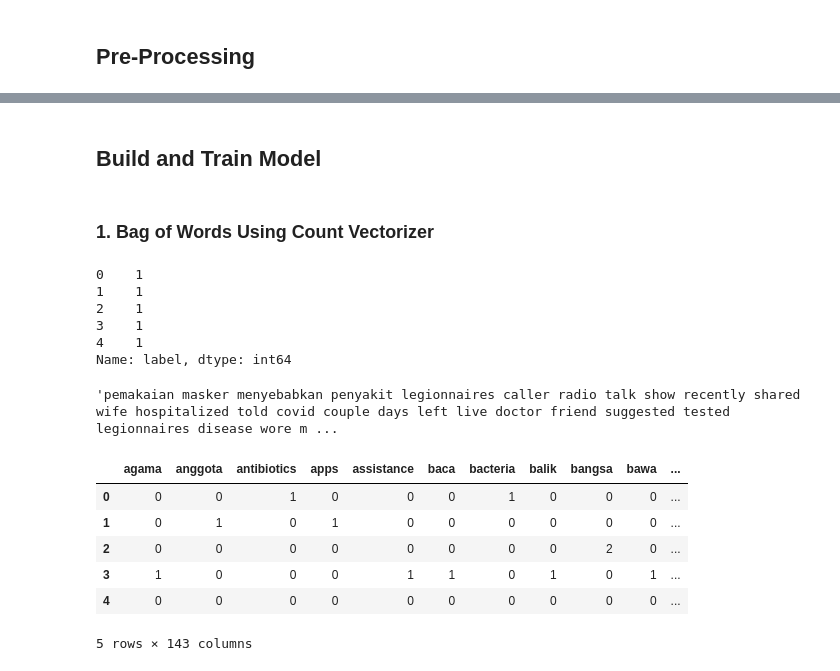
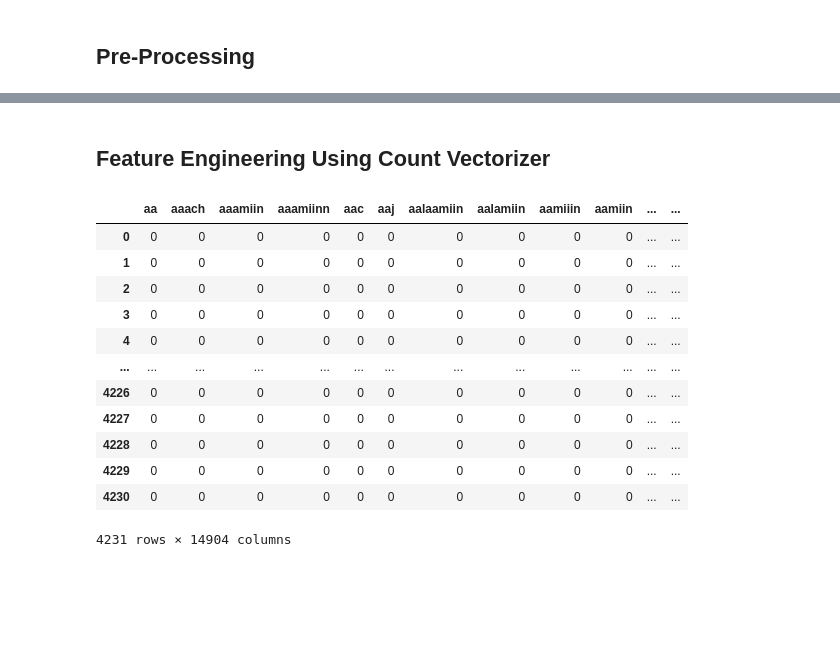
Before and after one commit to PrinandaRahmatullah/hoax-detection, a Jupyter notebook: traditional_ml/count_vectorizer.ipynb, the cells around one changed output, grey strips where cells are left out. Cells and saved outputs as stored; diff of their text form; code cells hidden in the pictures; blank space fills up the shorter version.

Commit message:
fix feature preprocessing

```diff
--- a/traditional_ml/count_vectorizer.ipynb
+++ b/traditional_ml/count_vectorizer.ipynb
@@ -62,23 +76,32 @@ def remove_kata_singkat(word):
 # %%
 # function of preprocessing
+
+def remove_kata_singkat(word):
+    if word in list(KATASINGKAT.keys()):
+        return KATASINGKAT.get(word)
+    else:
+        return word
+
 def normalize_word(row):
     # remove punctuation
-    judul = re.sub(r'[^a-zA-Z\s]', '', row.judul, re.I|re.A)
-    narasi = re.sub(r'[^a-zA-Z\s]', '', row.narasi, re.I|re.A)
+    konten = re.sub(r'[^a-zA-Z\s]', '', row.konten, re.I|re.A)
 
     # case folding and remove kata singkat
-    judul = " ".join([remove_kata_singkat(word.lower()).strip() for word in nltk.word_tokenize(row.judul)])
-    narasi = " ".join([remove_kata_singkat(word.lower()).strip() for word in nltk.word_tokenize(row.narasi)])
+    konten = " ".join([remove_kata_singkat(word.lower()).strip() for word in nltk.word_tokenize(konten)])
 
     # remove stopword and number
-    judul = " ".join([word for word in nltk.word_tokenize(judul) if word not in punctuation and word.isalpha() and word not in STOPWORDS])
-    narasi = " ".join([word for word in nltk.word_tokenize(narasi) if word not in punctuation and word.isalpha() and word not in STOPWORDS])
+    konten = " ".join([word for word in nltk.word_tokenize(konten) if word not in punctuation and word.isalpha() and word not in STOPWORDS])
+
+    # stemming
+    konten = stemmer_ind.stem(konten)
+    konten = stemmer_eng.stem(konten)
 
     # final assignment
-    row.judul = judul
-    row.narasi = narasi
+    row.konten = konten
 
     return row
 # %%
-df_sample = df_sample.apply(normalize_word, axis=1)
+# apply preprocess to dataframe
+train_df = train_df.apply(normalize_word, axis=1)
+test_df = test_df.apply(normalize_word, axis=1)
 # %%
@@ -93,4 +125,2 @@ df_sample
 # %% [markdown]
-## Build and Train Model
+## Feature Engineering Using Count Vectorizer
-# %% [markdown]
-### 1. Bag of Words Using Count Vectorizer
@@ -102,33 +127,33 @@ judul_narasi = df_sample.judul + " " + df_sample.narasi
-# %%
-label
-# %% [output]
-0    1
-1    1
-2    1
-3    1
-4    1
-Name: label, dtype: int64
-# %%
-judul_narasi[0]
-# %% [output]
-'pemakaian masker menyebabkan penyakit legionnaires caller radio talk show recently shared wife hospitalized told covid couple days left live doctor friend suggested tested legionnaires disease wore m ...
+# %%
+konten_all = train_df.loc[:,"konten"].append(test_df.loc[:,"konten"], ignore_index=True)
 # %%
+count_vectorizer = CountVectorizer(min_df=0., max_df=1.)
 
-cv = CountVectorizer(min_df=0., max_df=1.)
-cv_matrix = cv.fit_transform(judul_narasi)
+# tokenize and build vocab
+cv_matrix = count_vectorizer.fit(konten_all)
+
+# encode training entry
+cv_matrix = count_vectorizer.transform(train_df.loc[:,"konten"])
 cv_matrix = cv_matrix.toarray()
 
 # get all unique words in the corpus
-vocab = cv.get_feature_names()
+vocab = count_vectorizer.get_feature_names()
+
 # show document feature vectors
 training_df = pd.DataFrame(cv_matrix, columns=vocab)
-training_df["Class"] = label
+training_df["Class"] = train_df.loc[:,"Class"]
 training_df
 # %% [output]
-|  | agama | anggota | antibiotics | apps | assistance | baca | bacteria | balik | bangsa | bawa | ... |
-| 0 | 0 | 0 | 1 | 0 | 0 | 0 | 1 | 0 | 0 | 0 | ... |
-| 1 | 0 | 1 | 0 | 1 | 0 | 0 | 0 | 0 | 0 | 0 | ... |
-| 2 | 0 | 0 | 0 | 0 | 0 | 0 | 0 | 0 | 2 | 0 | ... |
-| 3 | 1 | 0 | 0 | 0 | 1 | 1 | 0 | 1 | 0 | 1 | ... |
-| 4 | 0 | 0 | 0 | 0 | 0 | 0 | 0 | 0 | 0 | 0 | ... |
+|  | aa | aaach | aaamiin | aaamiinn | aac | aaj | aalaamiin | aalamiin | aamiiin | aamiin | ... | ... |
+| 0 | 0 | 0 | 0 | 0 | 0 | 0 | 0 | 0 | 0 | 0 | ... | ... |
+| 1 | 0 | 0 | 0 | 0 | 0 | 0 | 0 | 0 | 0 | 0 | ... | ... |
+| 2 | 0 | 0 | 0 | 0 | 0 | 0 | 0 | 0 | 0 | 0 | ... | ... |
+| 3 | 0 | 0 | 0 | 0 | 0 | 0 | 0 | 0 | 0 | 0 | ... | ... |
+| 4 | 0 | 0 | 0 | 0 | 0 | 0 | 0 | 0 | 0 | 0 | ... | ... |
+| ... | ... | ... | ... | ... | ... | ... | ... | ... | ... | ... | ... | ... |
+| 4226 | 0 | 0 | 0 | 0 | 0 | 0 | 0 | 0 | 0 | 0 | ... | ... |
+| 4227 | 0 | 0 | 0 | 0 | 0 | 0 | 0 | 0 | 0 | 0 | ... | ... |
+| 4228 | 0 | 0 | 0 | 0 | 0 | 0 | 0 | 0 | 0 | 0 | ... | ... |
+| 4229 | 0 | 0 | 0 | 0 | 0 | 0 | 0 | 0 | 0 | 0 | ... | ... |
+| 4230 | 0 | 0 | 0 | 0 | 0 | 0 | 0 | 0 | 0 | 0 | ... | ... |
-5 rows × 143 columns
+4231 rows × 14904 columns
```
Also changed, not shown: parts of 24 cells of this notebook.
